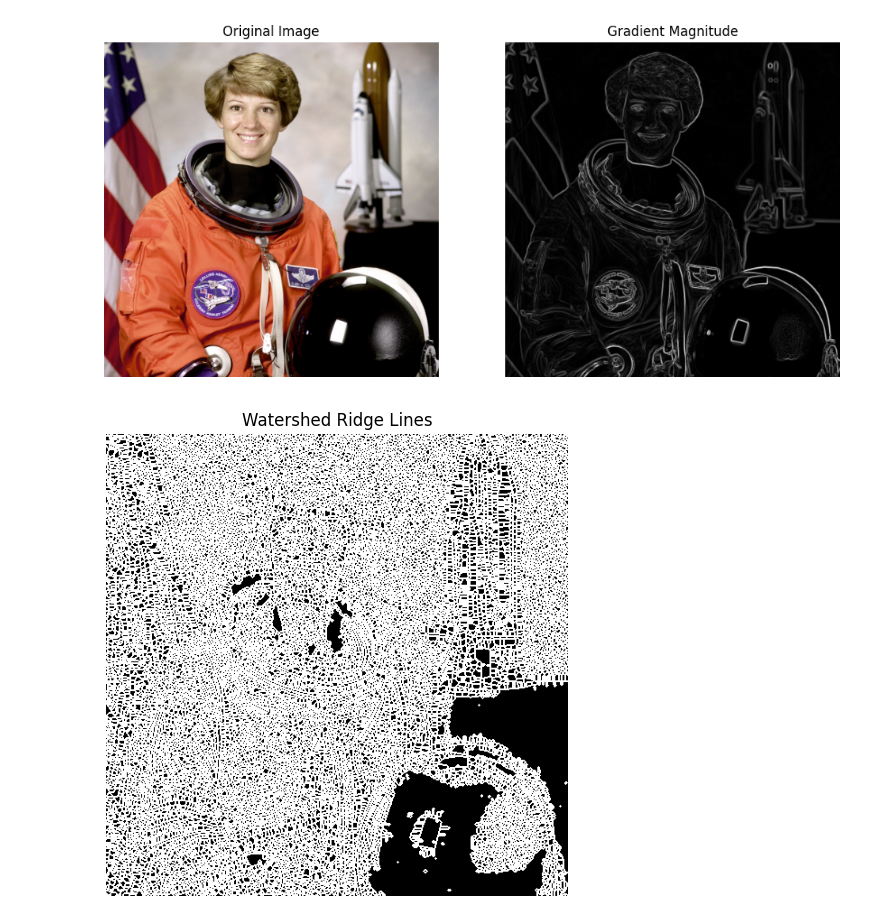
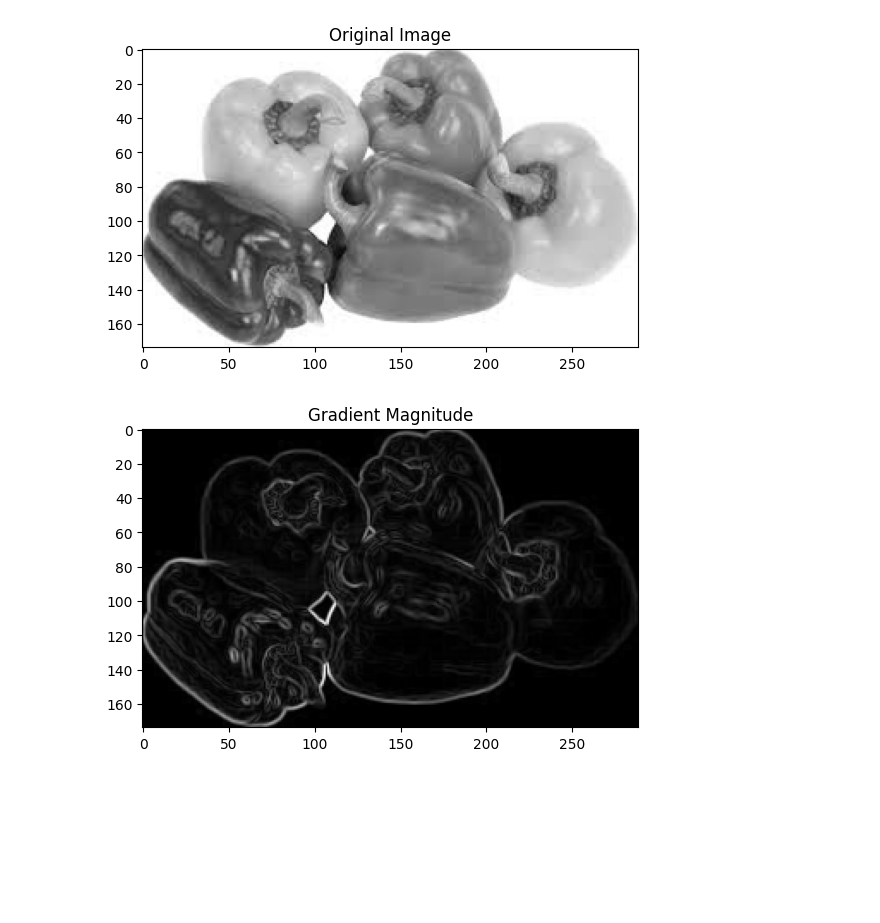
Before and after one commit to SatvikO7/Computer-Vision, a Jupyter notebook: watershed.ipynb, the cells around one changed output. Saved outputs shown, nothing was run; the diff lists cells and outputs as text; code cells hidden in the pictures; blank space fills up the shorter version.

```diff
--- a/watershed.ipynb
+++ b/watershed.ipynb
@@ -1,63 +1,40 @@
 # %%
 import numpy as np
 import matplotlib.pyplot as plt
-from skimage import data, color, filters, segmentation, util
+from skimage import io, filters, morphology, segmentation, color, util
+from scipy import ndimage as ndi
 
-try:
-    img = plt.imread('vishal.jpgg')
-except FileNotFoundError:
-    img = data.astronaut()
+img = io.imread('peppers.jpeg')
+if img.ndim == 3:
+    gray = color.rgb2gray(img)
+else:
+    gray = img
 
+plt.figure(); plt.imshow(gray, cmap='gray'); plt.title('Original Image')
 
-#Compute the gradient magnitude
+gmag = filters.sobel(gray)
+plt.figure(); plt.imshow(gmag, cmap='gray'); plt.title('Gradient Magnitude')
 
-gray = color.rgb2gray(img)
+se = morphology.disk(2)
+Ie = morphology.erosion(gray, se)
+Iobr = morphology.reconstruction(Ie, gray)
 
-# Compute gradient magnitude (Sobel filter is standard for this)
-# This creates the 'topographic map' where edges are high points
-gmag = filters.sobel(gray)
+Iobrd = morphology.dilation(Iobr, se)
+Iobrcbr = morphology.reconstruction(util.invert(Iobrd), util.invert(Iobr))
+Iobrcbr = util.invert(Iobrcbr)
 
-# Display Gradient
-plt.figure(figsize=(12, 6))
+fgm = morphology.local_maxima(Iobrcbr)
 
-plt.subplot(1, 2, 1)
-plt.imshow(img)
-plt.title('Original Image')
-plt.axis('off')
+markers, _ = ndi.label(fgm)
 
-plt.subplot(1, 2, 2)
-plt.imshow(gmag, cmap='gray')
-plt.title('Gradient Magnitude')
-plt.axis('off')
-plt.show()
+D = ndi.distance_transform_edt(~fgm)
+grad2 = gmag.copy()
+grad2[D == 0] = grad2.max()
 
-# Apply Watershed transform
+L = segmentation.watershed(grad2, markers=markers)
+Lrgb = color.label2rgb(L, image=gray, bg_label=0)
 
-labels = segmentation.watershed(gmag)
-
-boundaries = segmentation.find_boundaries(labels)
-
-plt.figure(figsize=(6, 6))
-plt.imshow(boundaries, cmap='gray')
-plt.title('Watershed Ridge Lines')
-plt.axis('off')
-plt.show()
-
-
-# Superimpose boundaries on the original image
-img_overlay = img.copy()
-
-if img_overlay.max() <= 1.0:
-    img_overlay = (img_overlay * 255).astype(np.uint8)
-
-# Set boundary pixels to Red [255, 0, 0]
-img_overlay[boundaries] = [255, 0, 0]
-
-plt.figure(figsize=(8, 8))
-plt.imshow(img_overlay)
-plt.title('Watershed Segmentation Result')
-plt.axis('off')
-plt.show()
+plt.figure(); plt.imshow(Lrgb); plt.title('Watershed Segmented Image'); plt.show()
 # %% [output]
-[figure, old version]
+[figure, new version]
-[figure, old version]
+[figure, new version]
```
Also changed, not shown: parts of 1 cell of this notebook, 6 other files.
